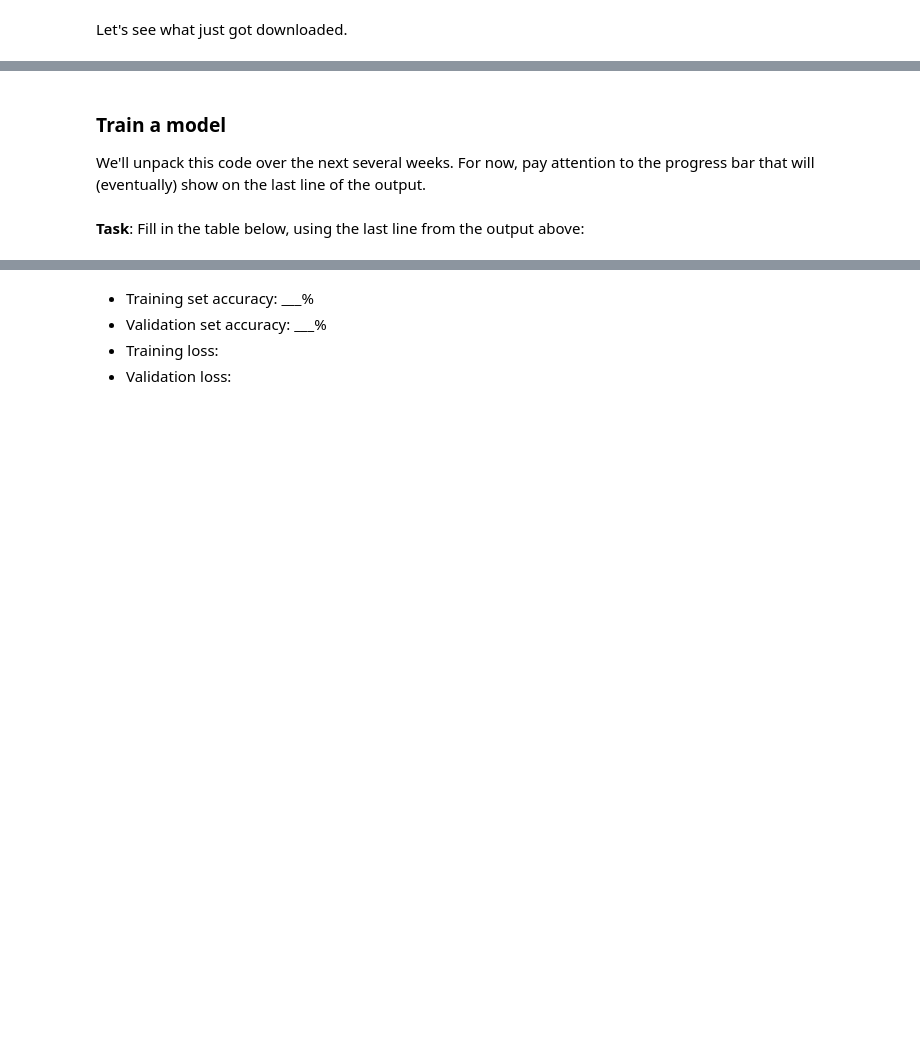
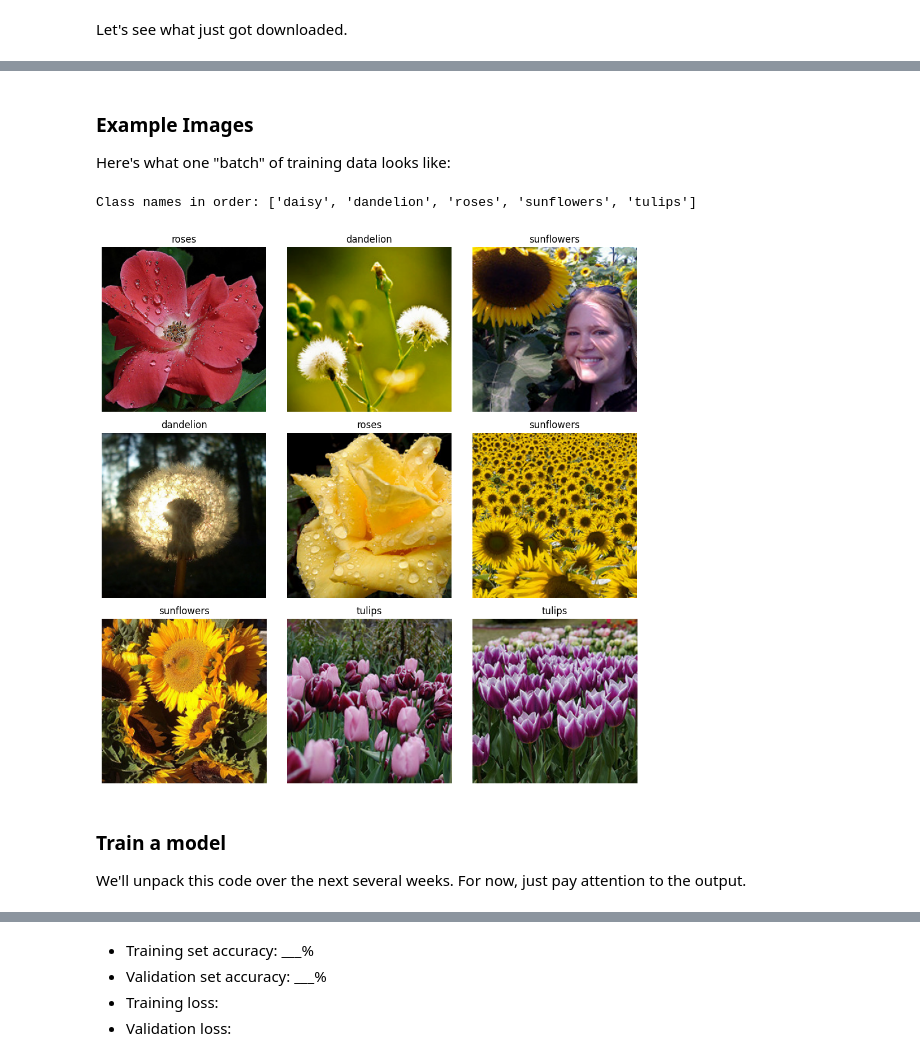
Before and after one commit to Calvin-Data-Science/cs375-376-public, a Jupyter notebook: notebooks/u01n1-train-clf.ipynb, the cells around one changed output, grey strips where cells are left out. Cells and saved outputs as stored; diff of their text form; code cells hidden in the pictures; blank space fills up the shorter version.

```diff
--- a/notebooks/u01n1-train-clf.ipynb
+++ b/notebooks/u01n1-train-clf.ipynb
@@ -57 +114,13 @@ class config:
+# %%
+# How much of the dataset to hold out for validation
+VALIDATION_FRAC = 0.2
+
+# Other configuration
+class config:
+    seed = 123
+    learning_rate = 1e-3
+    epochs = 1
+    batch_size = 16
+    image_size = 256
+    pretrained_weights = models.EfficientNet_B0_Weights.IMAGENET1K_V1 # pretrained on ImageNet 1k
 # %%
@@ -78,5 +165,2 @@ path_to_downloaded_file = keras.utils.get_file(
 # %% [markdown]
 Let's see what just got downloaded.
-# %%
-data_path = Path(path_to_downloaded_file).parent / 'flower_photos'
-!ls {data_path}
@@ -107,10 +166,0 @@ Let's show some example images.
-# %%
-[[example_images, example_labels]] = train_dataset.take(1)
-fig, axs = plt.subplots(3, 3, figsize=(10, 10))
-for i, ax in enumerate(axs.flatten()):
-    ax.imshow(np.array(example_images[i]).astype('uint8'))
-    label = example_labels[i]
-    ax.set(title=f"{label} ({class_names[label]})")
-    ax.axis('off')
-# Alternative approach (doesn't show labels)
-# keras_cv.visualization.plot_image_gallery(example_images, value_range=(0, 255))
@@ -117,4 +210,25 @@ for i, ax in enumerate(axs.flatten()):
+# %% [markdown]
+### Example Images
+
+Here's what one "batch" of training data looks like:
+# %%
+print(f"Class names in order: {class_names}")
+
+# Get a batch of training data
+# iter() creates an iterator from the DataLoader
+# next() gets the next item from the iterator (which is a batch)
+inputs, classes = next(iter(train_dataloader))
+
+fig, axs = plt.subplots(3, 3, figsize=(10, 10))
+for i, ax in enumerate(axs.flatten()):
+    if i < len(inputs): # Ensure we don't go out of bounds if batch size is less than 9
+        imshow(inputs[i].cpu(), title=class_names[classes[i]], ax=ax)
+plt.tight_layout()
+plt.show()
+# %% [output]
+Class names in order: ['daisy', 'dandelion', 'roses', 'sunflowers', 'tulips']
+[figure, added]
 # %% [markdown]
 ### Train a model
 
-We'll unpack this code over the next several weeks. For now, pay attention to the progress bar that will (eventually) show on the last line of the output.
+We'll unpack this code over the next several weeks. For now, just pay attention to the output.
@@ -149,2 +234,0 @@ history = model.fit(
-# %% [markdown]
-**Task**: Fill in the table below, using the last line from the output above:
```
Also changed, not shown: parts of 32 cells of this notebook, 1 other file.
